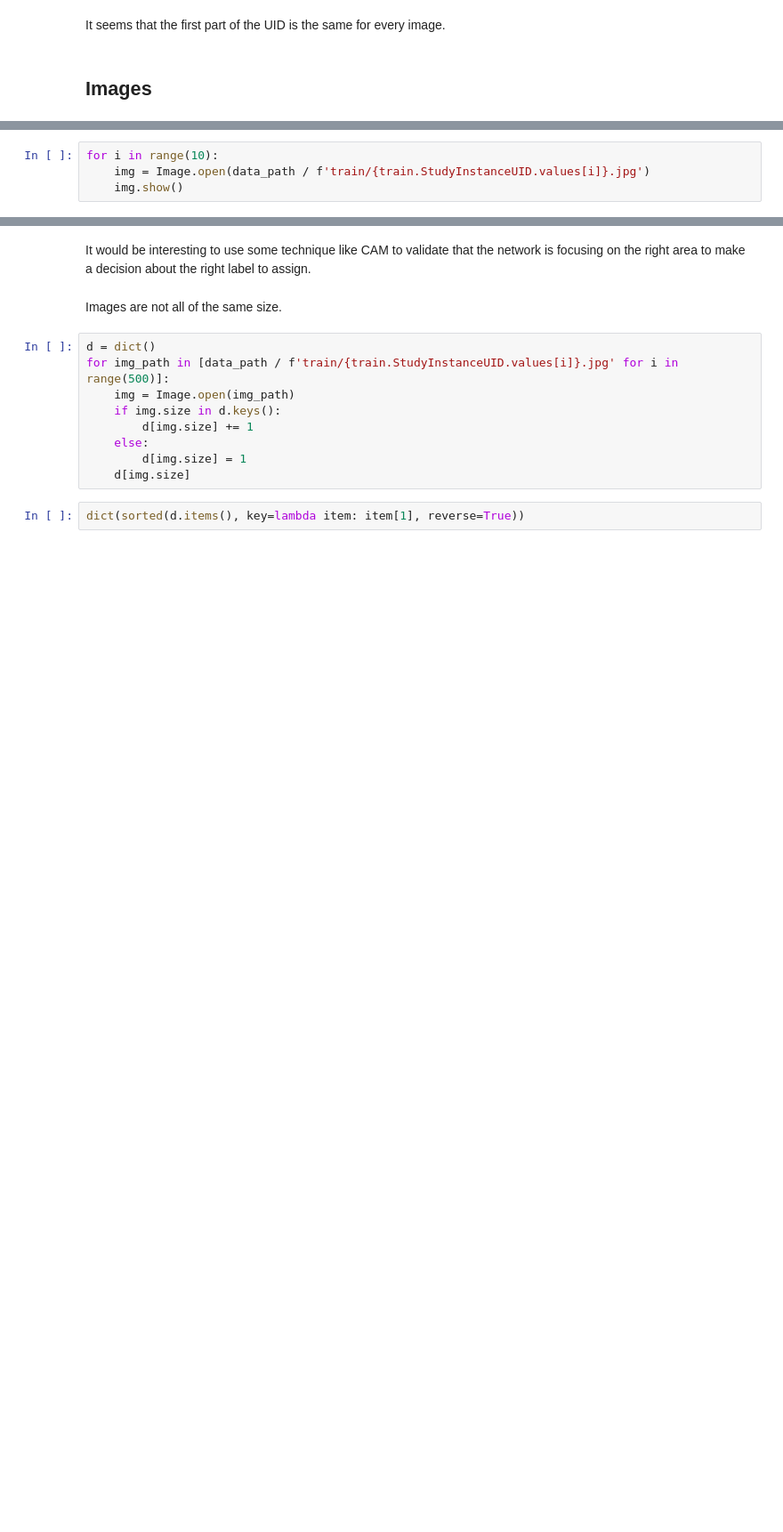
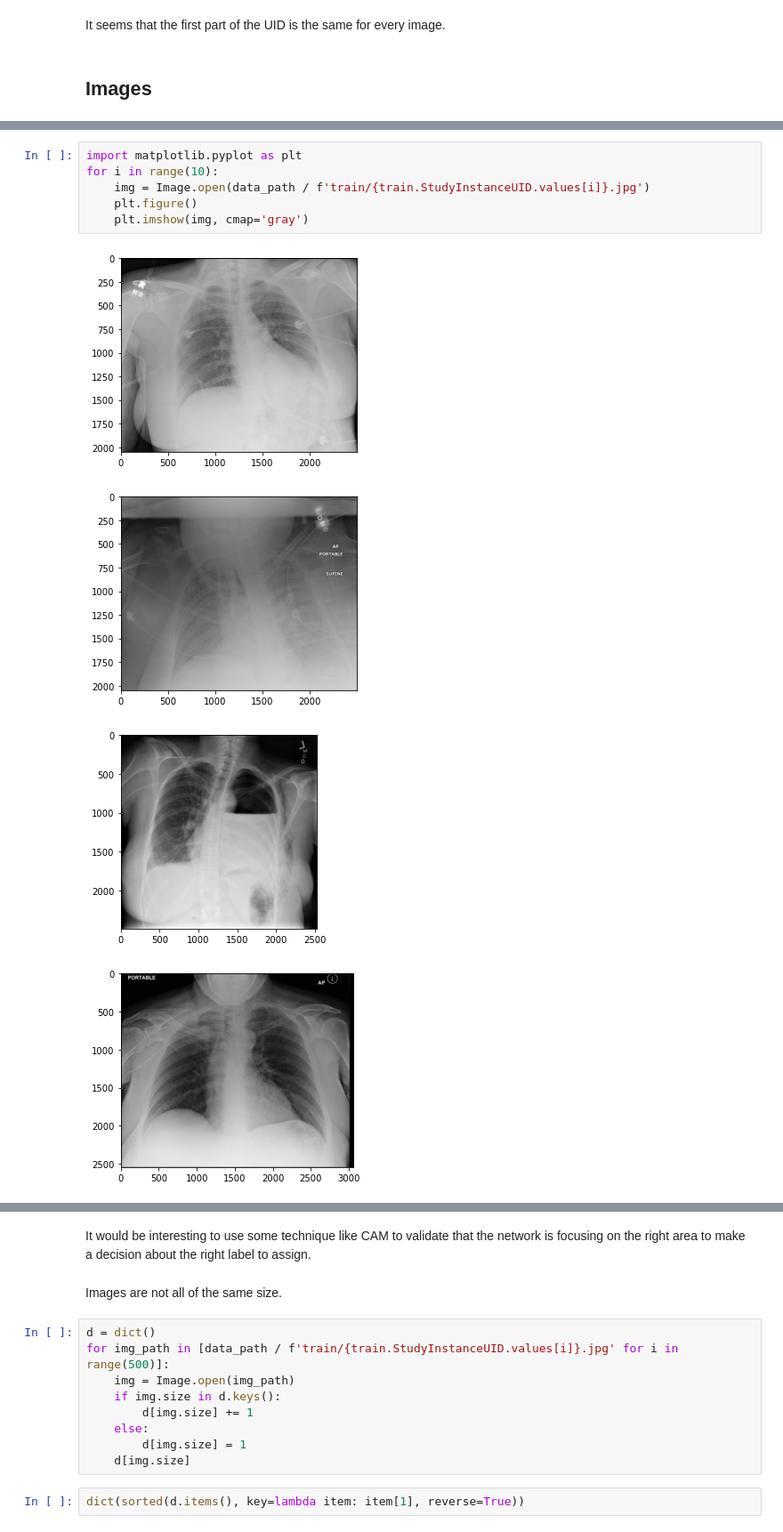
Before and after one commit to IamGianluca/ranzcr-clip-catheter-line-classification, a Jupyter notebook: nbs/eda.ipynb, the cells around one changed output, grey strips where cells are left out. Shown at 89% size. Drawn from its saved outputs; the diff is of its cells as text; blank space fills up the shorter version.

```diff
--- a/nbs/eda.ipynb
+++ b/nbs/eda.ipynb
@@ -119,4 +118,11 @@ Let's preview one image from the training set.
 # %%
+import matplotlib.pyplot as plt
 for i in range(10):
     img = Image.open(data_path / f'train/{train.StudyInstanceUID.values[i]}.jpg')
-    img.show()
+    plt.figure()
+    plt.imshow(img, cmap='gray')
+# %% [output]
+[figure, added]
+[figure, added]
+[figure, added]
+[figure, added]
```
Also changed, not shown: parts of 5 cells of this notebook, 3 other files.
